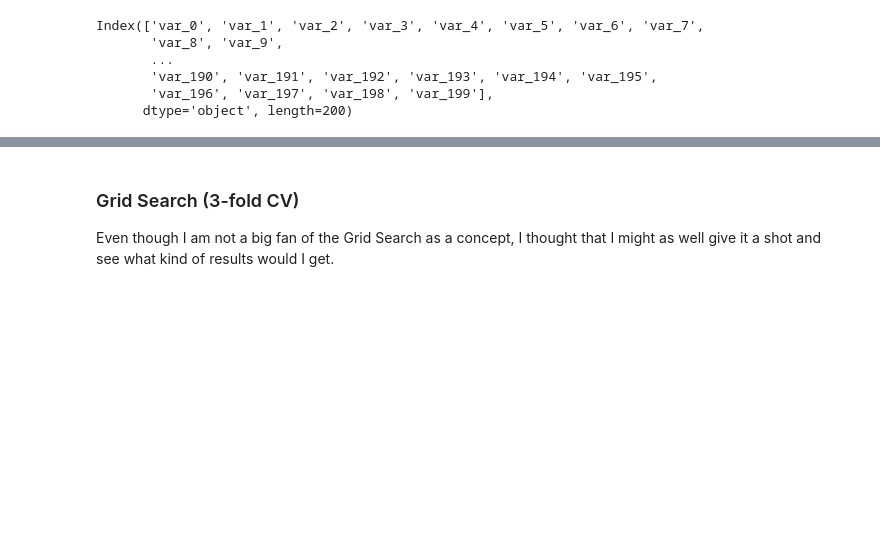
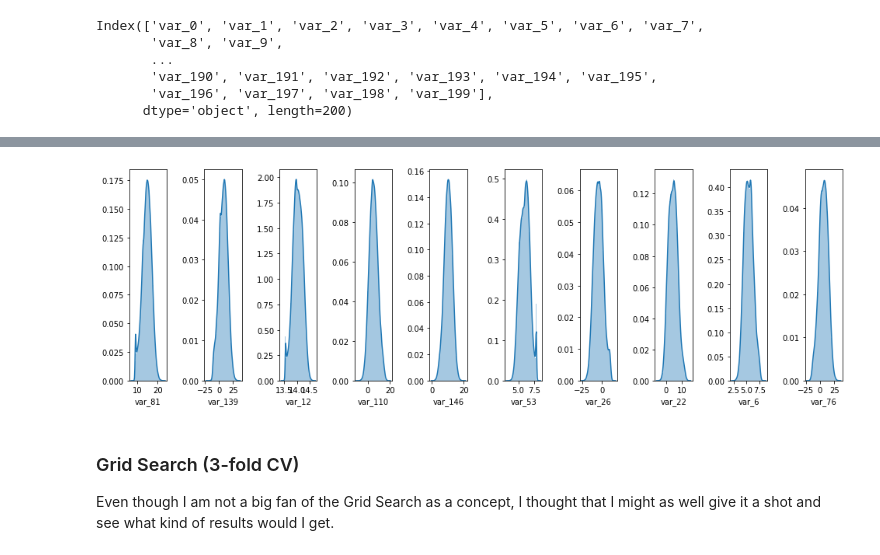
Before and after one commit to JanuszPXYZ/Santander-Customer-Prediction, a Jupyter notebook: EDA + Modeling.ipynb, the cells around one changed output, grey strips where cells are left out. Drawn from its saved outputs; the diff is of its cells as text; code cells hidden in the pictures; blank space fills up the shorter version.

```diff
--- a/EDA + Modeling.ipynb
+++ b/EDA + Modeling.ipynb
@@ -318,3 +355,12 @@ Text(0.5, 1.0, 'Top 10 Features')
+# %%
+best_feats = []
+
+for i in top10.index:
+    best_feats.append(i)
+# %%
+variable_distribution(best_feats)
+# %% [output]
+[figure, added]
 # %% [markdown]
 ### Grid Search (3-fold CV)
 
```
Also changed, not shown: parts of 32 cells of this notebook.
